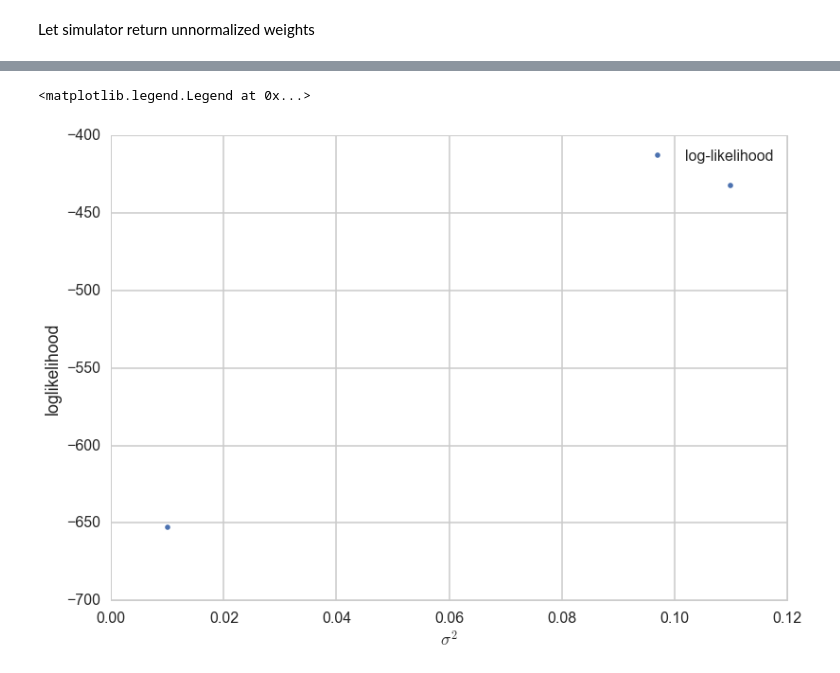
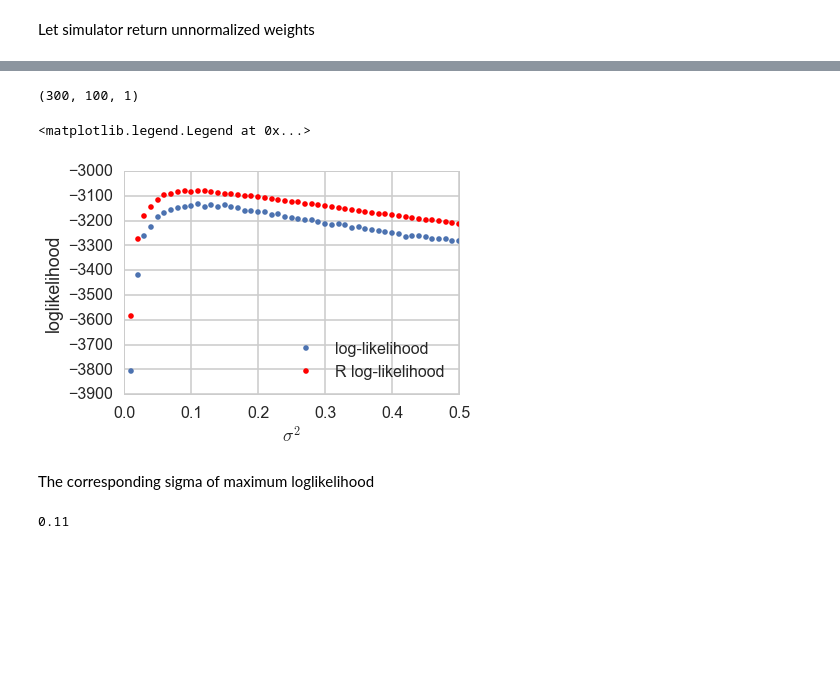
Before and after one commit to zyzdiana/ss_model_mixture, a Jupyter notebook: Whisker_Data2.ipynb, the cells around one changed output, grey strips where cells are left out. Saved outputs shown, nothing was run; the diff lists cells and outputs as text; code cells hidden in the pictures; blank space fills up the shorter version.

Commit message:
jul21 likelihood done

```diff
--- a/Whisker_Data2.ipynb
+++ b/Whisker_Data2.ipynb
@@ -148,7 +151,7 @@ class unnormalizedSimulator(simulator.Simulator):
 #Q = 0.4 * np.eye(1)
 
 # Forward particles
-N = 4000
+N = 1000
 # Backward trajectories
 M = 1
 # %%
@@ -166,4 +170,5 @@ M = 1
 #loglikelihood=np.sum(np.log(np.sum(w_filt, axis = 1)/N))
 #print loglikelihood
 # %%
-sigma_ls = np.arange(0.01, 0.5, 0.01)
+sigma_ls = np.arange(0.01, 0.51, 0.01)
+print sigma_ls
@@ -176,21 +188,24 @@ T = len(Y)
 %%time
 %%prun
 #likelihood=np.empty(len(sigma_ls))
-loglikelihood=np.empty(len(sigma_ls))
-logweight=[]
+loglikelihood = np.empty(len(sigma_ls))
+logweight = []
+www=[]
+#repeat = 10
 for i in range(len(sigma_ls)):
     print i,
     P0 = sigma_ls[i] * np.eye(1)
-    Q = sigma_ls[i]*np.eye(1)
+    Q = sigma_ls[i] * np.eye(1)
     model = StdNonLin(P0, Q)
     #sim = simulator.Simulator(model,u=None,y=Y)
     sim = unnormalizedSimulator(model, u=None, y=Y)
     sim.simulate(N, M, filter='PF', smoother='ancestor', meas_first=False)
-    (est_filt, w_filt) = sim.get_filtered_estimates()
+    (est_filt, w_filt, w_unnormalized) = sim.get_filtered_estimates()
     #logweight = np.reshape(model.lpy,(T,N))
     #weight=np.exp(logweight)
-    maxlogweight = np.max(w_filt,axis=1)
-    weight = np.exp(w_filt - np.reshape(np.repeat(maxlogweight, N),(T+1, N)))
-    loglikelihood[i] = np.sum(np.log(np.sum(weight, axis = 1)/N))+np.sum(maxlogweight)
+    #maxlogweight = np.max(w_unnormalized,axis=1)
+    #weight = np.exp(w_unnormalized - np.reshape(np.repeat(maxlogweight, N),(T, N)))
+    www = scipy.stats.binom.pmf(np.reshape(np.repeat(Y,N),[T,N]),50, np.exp(est_filt[1:,:,0])/(1.0 + np.exp(est_filt[1:,:,0])), loc=0)
+    loglikelihood[i]=np.sum(np.log(np.sum(www, axis = 1)/N))
     #loglikelihood[i]=np.sum(np.log(np.sum(weight, axis = 1)/N))
 # %% [output]
@@ -250,13 +216,26 @@ print maxlogweight
+# %%
+est_filt.shape
+# %% [output]
+(300, 100, 1)
+# %%
+ll_from_R = np.loadtxt('ll_from_R.txt')
 # %%
 #sigma_ls = np.arange(0.6-0.3, 0.6+0.3+0.01,0.01)
 plt.plot(sigma_ls, loglikelihood, '.',linewidth=2.0, label='log-likelihood')
-#plt.ylim([-1000,-300])
+plt.plot(sigma_ls, ll_from_R, 'r.',linewidth=2.0, label='R log-likelihood')
+#plt.ylim([-4000,-3500])
 plt.ylabel('loglikelihood')
 plt.xlabel(r'$\sigma^2$')
 plt.legend(loc='best')
 # %% [output]
 <matplotlib.legend.Legend at 0x...>
-[figure, old version]
+[figure, new version]
+# %% [markdown]
+The corresponding sigma of maximum loglikelihood
+# %%
+sigma_ls[np.argmax(loglikelihood)]
+# %% [output]
+0.11
 # %%
 loglikelihood
 # %% [output]
```
Also changed, not shown: parts of 16 cells of this notebook, 7 other files.
